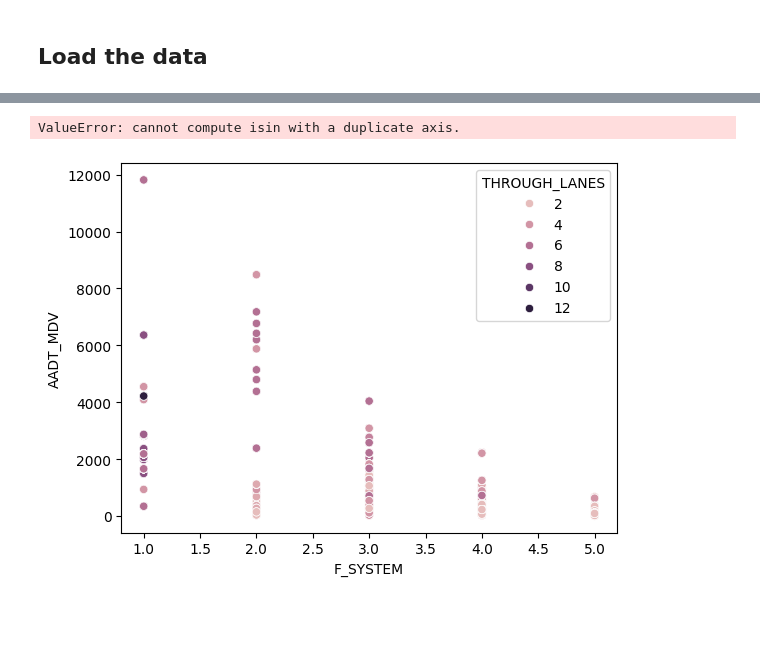
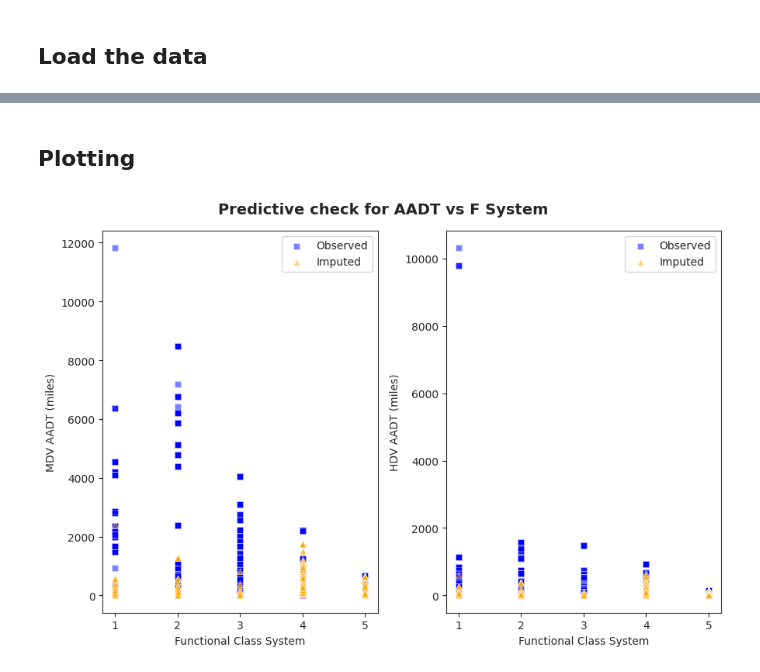
Before and after one commit to aviralchawla/HPMSTrafficData, a Jupyter notebook: src/aadt_ppc.ipynb, the cells around one changed output, grey strips where cells are left out. Saved outputs shown, nothing was run; the diff lists cells and outputs as text; code cells hidden in the pictures; blank space fills up the shorter version.

Commit message:
plots and bug fix

```diff
--- a/src/aadt_ppc.ipynb
+++ b/src/aadt_ppc.ipynb
@@ -48,3 +33,3 @@ df_imputed_dc
 # %%
-PREDICTOR_VARS = ["FID_Link_Cnty_Intxn", "COUNTYFP", "F_SYSTEM", "THROUGH_LANES", "AADT"]
-RESPONSE_VARS = ["FID_Link_Cnty_Intxn", "AADT_MDV", "AADT_HDV"]
+PREDICTOR_VARS = [ "COUNTYFP", "F_SYSTEM", "THROUGH_LANES", "AADT"]
+RESPONSE_VARS = [ "AADT_MDV", "AADT_HDV"]
@@ -98,10 +36,51 @@ missing_aadt_mdv[["COUNTYFP", "F_SYSTEM", "THROUGH_LANES", "AADT"]]
-# %%
-imputed_aadt_mdv = imputed_aadt_mdv.drop_duplicates(subset='FID_Link_Cnty_Intxn')
-imputed_aadt_mdv = imputed_aadt_mdv[~imputed_aadt_mdv['FID_Link_Cnty_Intxn'].isin(missing_aadt_mdv['FID_Link_Cnty_Intxn'])]
-# %% [output]
-ValueError: cannot compute isin with a duplicate axis.
-# %%
-sns.scatterplot(data=df_subset_dc, y='AADT_MDV', x='F_SYSTEM', hue='THROUGH_LANES')
-plt.show()
-# %% [output]
-[figure, removed]
+# %%
+# Find all the imputed values
+missing_aadt_mdv = df_subset_state[df_subset_state.AADT_MDV.isna()]
+missing_aadt_mdv = df_subset_state[df_subset_state.AADT_HDV.isna()]
+
+imputed_aadt_mdv = df_imputed_state[PREDICTOR_VARS + RESPONSE_VARS]
+imputed_aadt_mdv = imputed_aadt_mdv[(imputed_aadt_mdv.index.isin(missing_aadt_mdv.index))]
+imputed_aadt_hdv = df_imputed_state[PREDICTOR_VARS + RESPONSE_VARS]
+imputed_aadt_hdv = imputed_aadt_hdv[(imputed_aadt_hdv.index.isin(missing_aadt_mdv.index))]
+
+# Find all the observed values
+observed_aadt_mdv = df_subset_state[df_subset_state.AADT_MDV.notna()]
+observed_aadt_mdv = observed_aadt_mdv[PREDICTOR_VARS + RESPONSE_VARS]
+observed_aadt_hdv = df_subset_state[df_subset_state.AADT_HDV.notna()]
+observed_aadt_hdv = observed_aadt_hdv[PREDICTOR_VARS + RESPONSE_VARS]
+# %% [markdown]
+## Plotting
+# %%
+# Set the style to a nicer font
+sns.set_style("ticks")
+
+# Create the scatter plot
+fig, (ax1, ax2) = plt.subplots(1, 2, figsize=(9, 6))
+
+# Scatter plot for MDV AADT
+sns.scatterplot(data=observed_aadt_mdv, y='AADT_MDV', x='F_SYSTEM', marker='s', color='blue', label='Observed', ax=ax1, alpha=0.5)
+sns.scatterplot(data=imputed_aadt_mdv, y='AADT_MDV', x='F_SYSTEM', marker='^', color='orange', label='Imputed', ax=ax1, alpha=0.5)
+ax1.set_xlabel('Functional Class System')
+ax1.set_ylabel('MDV AADT (miles)')
+ax1.set_xticks([1, 2, 3, 4, 5])
+ax1.legend()
+
+# Scatter plot for HDV AADT
+sns.scatterplot(data=observed_aadt_hdv, y='AADT_HDV', x='F_SYSTEM', marker='s', color='blue', label='Observed', ax=ax2, alpha=0.5)
+sns.scatterplot(data=imputed_aadt_hdv, y='AADT_HDV', x='F_SYSTEM', marker='^', color='orange', label='Imputed', ax=ax2, alpha=0.5)
+ax2.set_xlabel('Functional Class System')
+ax2.set_ylabel('HDV AADT (miles)')
+ax2.set_xticks([1, 2, 3, 4, 5])
+ax2.legend()
+
+# Centered title
+fig.suptitle('Predictive check for AADT vs F System', fontsize=14, fontweight='bold')
+
+# Adjust the layout
+plt.tight_layout()
+
+plt.savefig("../figs/aadt_fsystem.png")
+# Show the plot
+plt.show()
+# %% [output]
+[figure, added]
```
Also changed, not shown: parts of 21 cells of this notebook, 6 other files.
